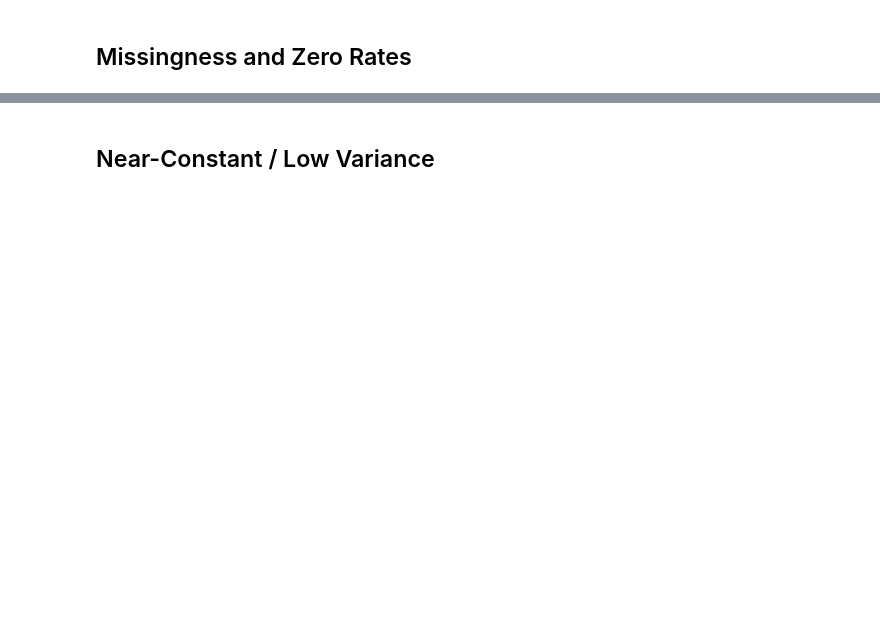
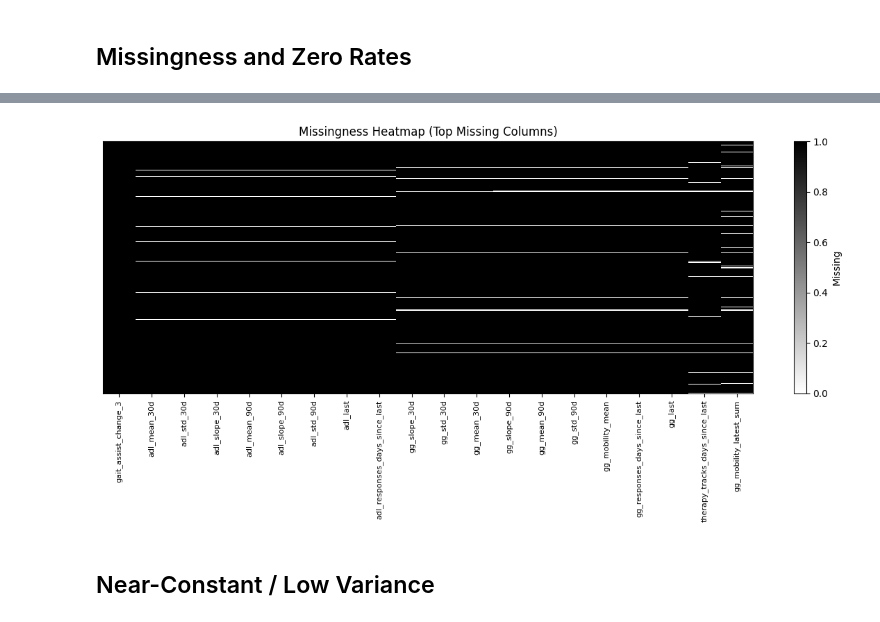
Before and after one commit to marcelosobral/incident-risk, a Jupyter notebook: notebooks/02_datavision_eda.ipynb, the cells around one changed output, grey strips where cells are left out. Cells and saved outputs as stored; diff of their text form; code cells hidden in the pictures; blank space fills up the shorter version.

```diff
--- a/notebooks/02_datavision_eda.ipynb
+++ b/notebooks/02_datavision_eda.ipynb
@@ -122,3 +122,30 @@ missing_zero.head(30)
+# %%
+import matplotlib.pyplot as plt
+
+missing_rate = df.isna().mean().sort_values(ascending=False)
+
+top_n = 20
+top_cols = missing_rate.head(top_n).index
+
+sample_n = min(len(df), 400)
+
+missing_sample = (
+    df[top_cols]
+    .isna()
+    .astype(int)
+    .sample(sample_n, random_state=42)
+)
+
+plt.figure(figsize=(12, 6))
+plt.imshow(missing_sample.values, aspect="auto", interpolation="nearest", cmap="binary")
+plt.colorbar(label="Missing")
+plt.xticks(range(len(top_cols)), top_cols, rotation=90, fontsize=8)
+plt.yticks([])
+plt.title("Missingness Heatmap (Top Missing Columns)")
+plt.tight_layout()
+plt.show()
+# %% [output]
+[figure, added]
 # %% [markdown]
 ## Near-Constant / Low Variance
 # %%
```
Also changed, not shown: parts of 15 cells of this notebook, 25 other files.
